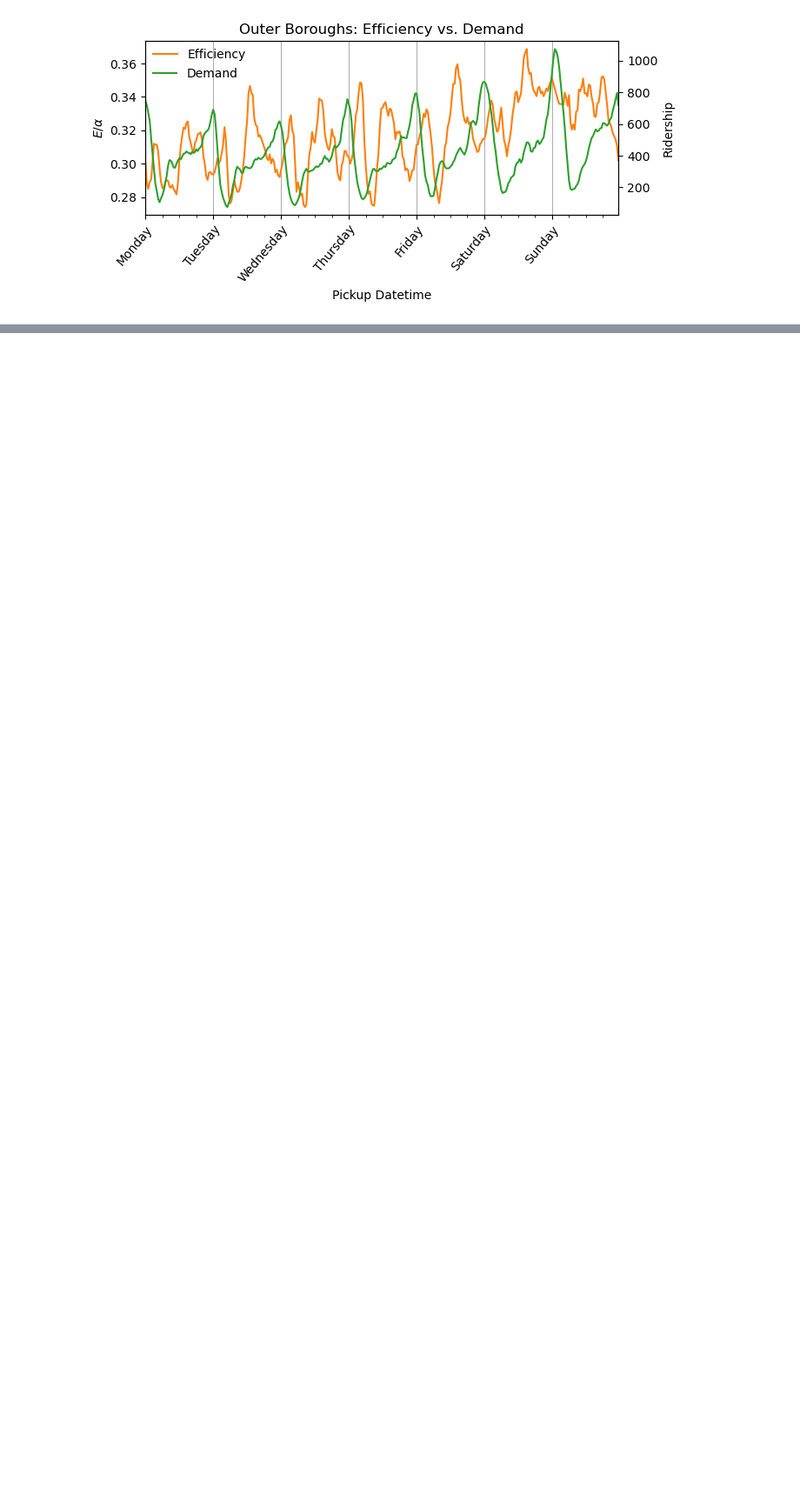
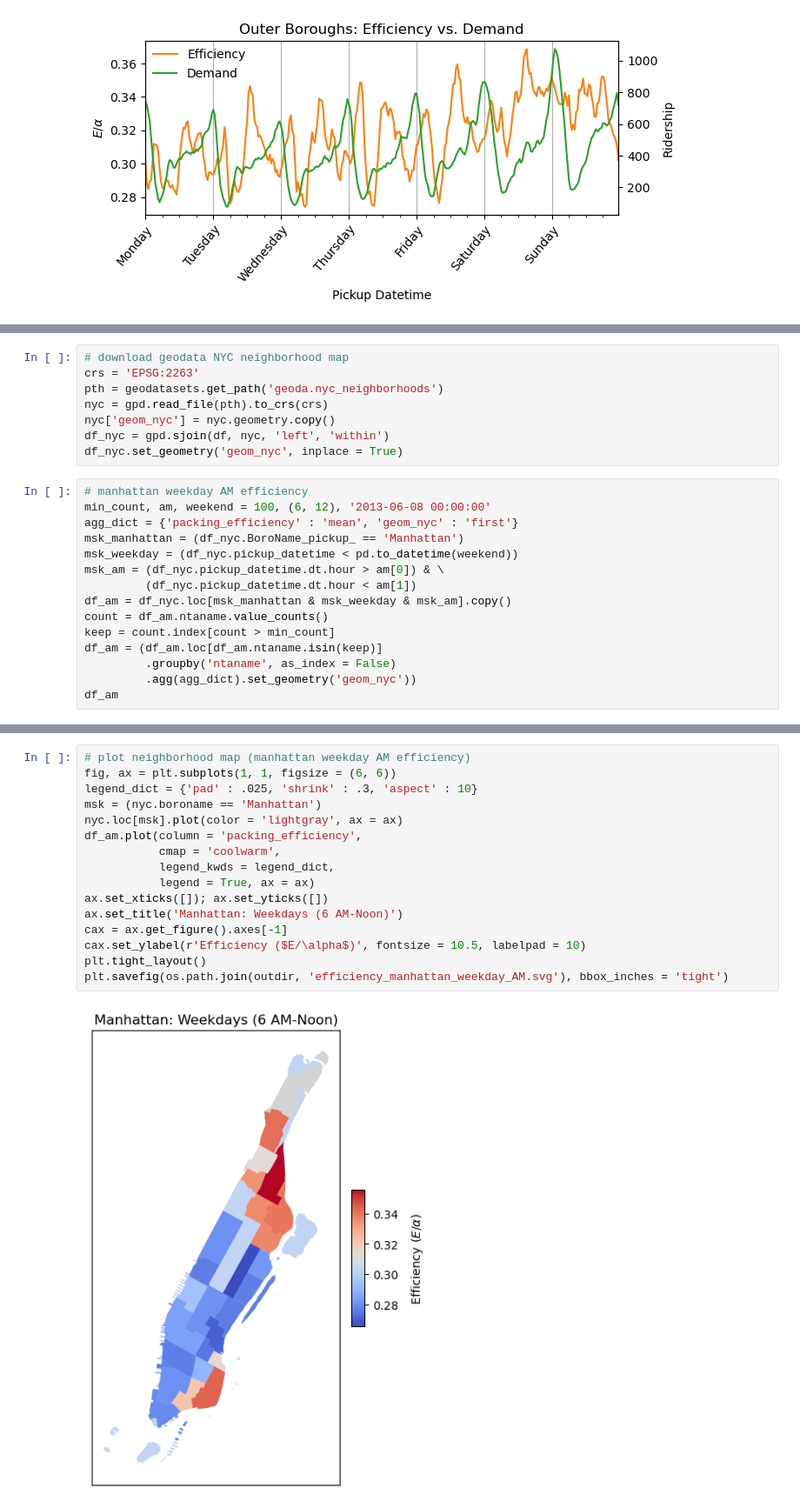
Before and after one commit to calebclayreagor/nyc-taxi-efficiency, a Jupyter notebook: notebooks/02_efficiency.ipynb, the cells around one changed output, grey strips where cells are left out. Shown: that part at 87% size. Cells and saved outputs as stored; diff of their text form; blank space fills up the shorter version.

Commit message:
Final README updates and efficiency maps

```diff
--- a/notebooks/02_efficiency.ipynb
+++ b/notebooks/02_efficiency.ipynb
@@ -167,0 +171,23 @@ plt.savefig(os.path.join(outdir, 'efficiency_vs_demand_outer_boroughs.svg'))
+# %%
+# download geodata NYC neighborhood map
+crs = 'EPSG:2263'
+pth = geodatasets.get_path('geoda.nyc_neighborhoods')
+nyc = gpd.read_file(pth).to_crs(crs)
+nyc['geom_nyc'] = nyc.geometry.copy()
+df_nyc = gpd.sjoin(df, nyc, 'left', 'within')
+df_nyc.set_geometry('geom_nyc', inplace = True)
+# %%
+# manhattan weekday AM efficiency
+min_count, am, weekend = 100, (6, 12), '2013-06-08 00:00:00'
+agg_dict = {'packing_efficiency' : 'mean', 'geom_nyc' : 'first'}
+msk_manhattan = (df_nyc.BoroName_pickup_ == 'Manhattan')
+msk_weekday = (df_nyc.pickup_datetime < pd.to_datetime(weekend))
+msk_am = (df_nyc.pickup_datetime.dt.hour > am[0]) & \
+         (df_nyc.pickup_datetime.dt.hour < am[1])
+df_am = df_nyc.loc[msk_manhattan & msk_weekday & msk_am].copy()
+count = df_am.ntaname.value_counts()
+keep = count.index[count > min_count]
+df_am = (df_am.loc[df_am.ntaname.isin(keep)]
+         .groupby('ntaname', as_index = False)
+         .agg(agg_dict).set_geometry('geom_nyc'))
+df_am
@@ -167,0 +212,18 @@ plt.savefig(os.path.join(outdir, 'efficiency_vs_demand_outer_boroughs.svg'))
+# %%
+# plot neighborhood map (manhattan weekday AM efficiency)
+fig, ax = plt.subplots(1, 1, figsize = (6, 6))
+legend_dict = {'pad' : .025, 'shrink' : .3, 'aspect' : 10}
+msk = (nyc.boroname == 'Manhattan')
+nyc.loc[msk].plot(color = 'lightgray', ax = ax)
+df_am.plot(column = 'packing_efficiency',
+           cmap = 'coolwarm',
+           legend_kwds = legend_dict,
+           legend = True, ax = ax)
+ax.set_xticks([]); ax.set_yticks([])
+ax.set_title('Manhattan: Weekdays (6 AM-Noon)')
+cax = ax.get_figure().axes[-1]
+cax.set_ylabel(r'Efficiency ($E/\alpha$)', fontsize = 10.5, labelpad = 10)
+plt.tight_layout()
+plt.savefig(os.path.join(outdir, 'efficiency_manhattan_weekday_AM.svg'), bbox_inches = 'tight')
+# %% [output]
+[figure, added]
```
Also changed, not shown: parts of 7 cells of this notebook, 7 other files.
